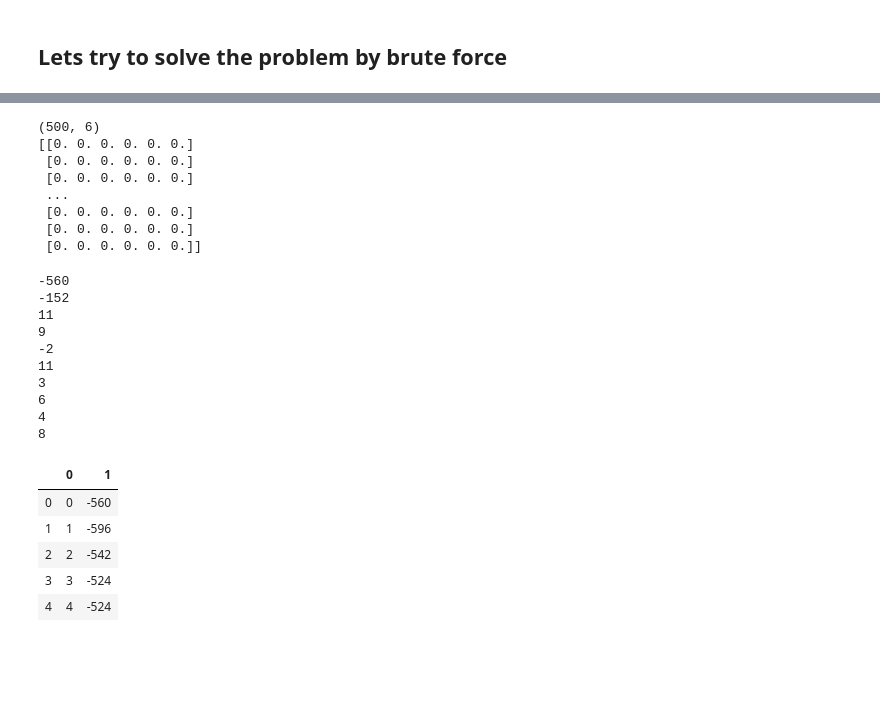
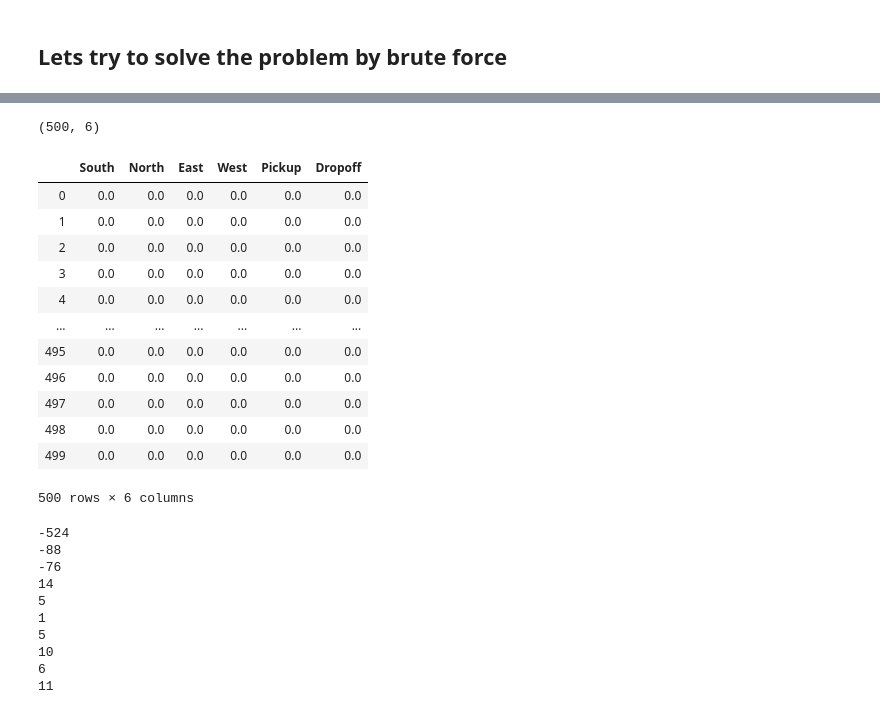
Before and after one commit to ashishsaxena/aiml, a Jupyter notebook: notebooks/RL - basic Q Learning for Taxi problem.ipynb, the cells around one changed output, grey strips where cells are left out. Cells and saved outputs as stored; diff of their text form; code cells hidden in the pictures; blank space fills up the shorter version.

```diff
--- a/notebooks/RL - basic Q Learning for Taxi problem.ipynb
+++ b/notebooks/RL - basic Q Learning for Taxi problem.ipynb
@@ -129,20 +192,27 @@ https://spinningup.openai.com/en/latest/spinningup/rl_intro2.html#a-taxonomy-of-
 # %%
 #Initialize Q table with zeros
 Q = np.zeros((env.env.observation_space.n, env.action_space.n))
 print(Q.shape)
-print (Q)
+actions = "South North East West Pickup Dropoff".split()
+pd.DataFrame(Q, columns = actions)
 # %% [output]
 (500, 6)
-[[0. 0. 0. 0. 0. 0.]
- [0. 0. 0. 0. 0. 0.]
- [0. 0. 0. 0. 0. 0.]
- ...
- [0. 0. 0. 0. 0. 0.]
- [0. 0. 0. 0. 0. 0.]
- [0. 0. 0. 0. 0. 0.]]
+|  | South | North | East | West | Pickup | Dropoff |
+| 0 | 0.0 | 0.0 | 0.0 | 0.0 | 0.0 | 0.0 |
+| 1 | 0.0 | 0.0 | 0.0 | 0.0 | 0.0 | 0.0 |
+| 2 | 0.0 | 0.0 | 0.0 | 0.0 | 0.0 | 0.0 |
+| 3 | 0.0 | 0.0 | 0.0 | 0.0 | 0.0 | 0.0 |
+| 4 | 0.0 | 0.0 | 0.0 | 0.0 | 0.0 | 0.0 |
+| ... | ... | ... | ... | ... | ... | ... |
+| 495 | 0.0 | 0.0 | 0.0 | 0.0 | 0.0 | 0.0 |
+| 496 | 0.0 | 0.0 | 0.0 | 0.0 | 0.0 | 0.0 |
+| 497 | 0.0 | 0.0 | 0.0 | 0.0 | 0.0 | 0.0 |
+| 498 | 0.0 | 0.0 | 0.0 | 0.0 | 0.0 | 0.0 |
+| 499 | 0.0 | 0.0 | 0.0 | 0.0 | 0.0 | 0.0 |
+500 rows × 6 columns
 # %%
-alpha = 0.5
-gamma = 0.8
+alpha = 0.7 #learning rate
+gamma = 0.8 #discount factor
 episodes = 1000
 Q = np.zeros((env.env.observation_space.n, env.action_space.n))
 
@@ -163,24 +233,14 @@ for episode in range(episodes):
     if episode % 100 == 0:
         print(total_reward)
 # %% [output]
--560
--152
+-524
+-88
+-76
+14
+5
+1
+5
+10
+6
 11
-9
--2
-11
-3
-6
-4
-8
-# %%
-df = pd.DataFrame(learning.items())
-df.head()
-# %% [output]
-|  | 0 | 1 |
-| 0 | 0 | -560 |
-| 1 | 1 | -596 |
-| 2 | 2 | -542 |
-| 3 | 3 | -524 |
-| 4 | 4 | -524 |
 # %%
```
Also changed, not shown: parts of 23 cells of this notebook.
